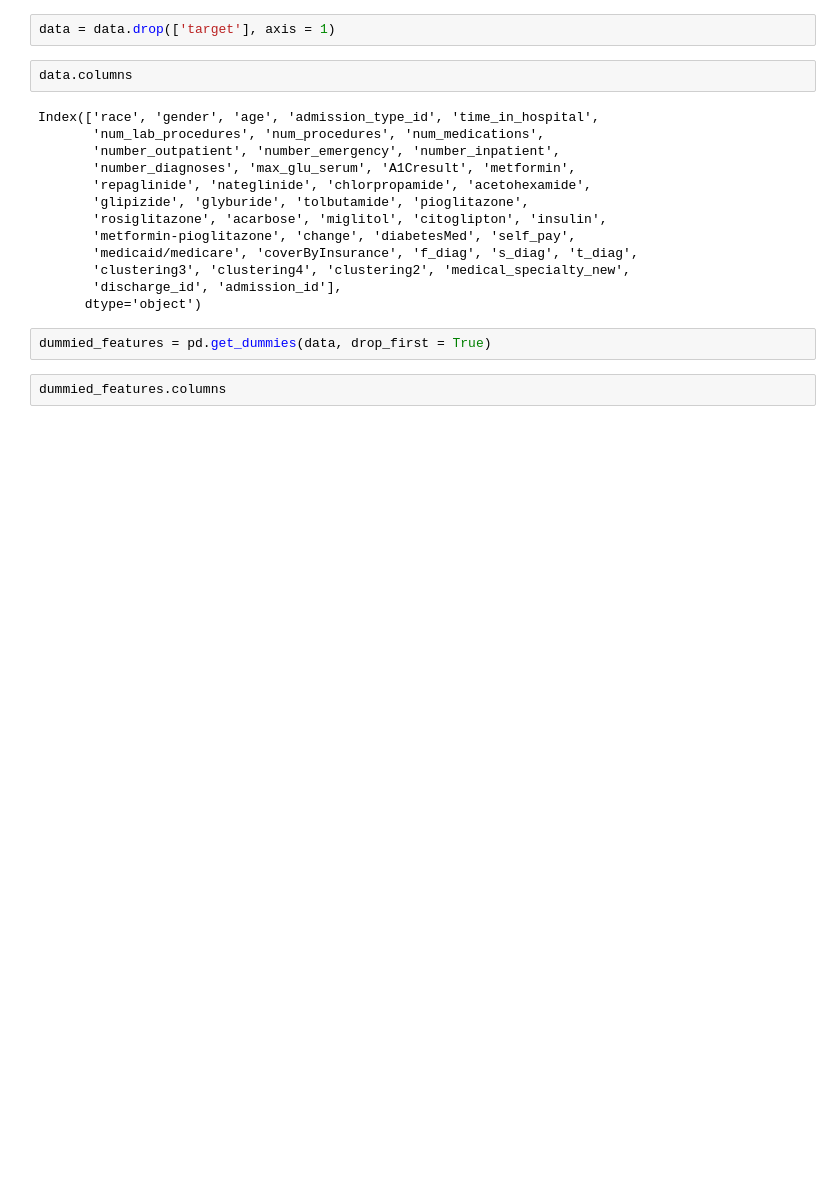
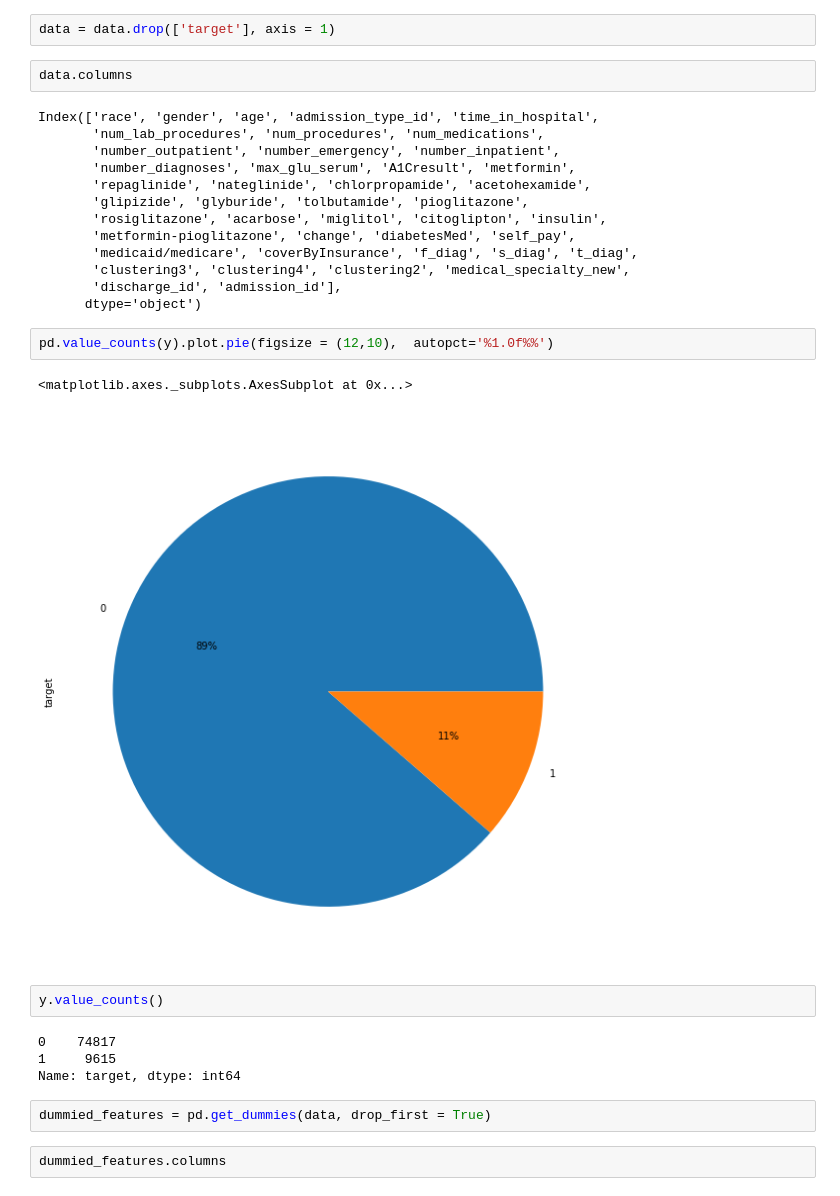
Before and after one commit to joonsooro/UnitedHealthcare, a Jupyter notebook: Leo/GBM with dummified & scale the data.ipynb, the cells around one changed output. Cells and saved outputs as stored; diff of their text form; blank space fills up the shorter version.

```diff
--- a/Leo/GBM with dummified & scale the data.ipynb
+++ b/Leo/GBM with dummified & scale the data.ipynb
@@ -78,6 +78,17 @@ Index(['race', 'gender', 'age', 'admission_type_id', 'time_in_hospital',
        'clustering3', 'clustering4', 'clustering2', 'medical_specialty_new',
        'discharge_id', 'admission_id'],
       dtype='object')
+# %%
+pd.value_counts(y).plot.pie(figsize = (12,10),  autopct='%1.0f%%')
+# %% [output]
+<matplotlib.axes._subplots.AxesSubplot at 0x...>
+[figure, added]
+# %%
+y.value_counts()
+# %% [output]
+0    74817
+1     9615
+Name: target, dtype: int64
 # %%
 dummied_features = pd.get_dummies(data, drop_first = True)
 # %%
```
Also changed, not shown: parts of 38 cells of this notebook, 4 other files.
